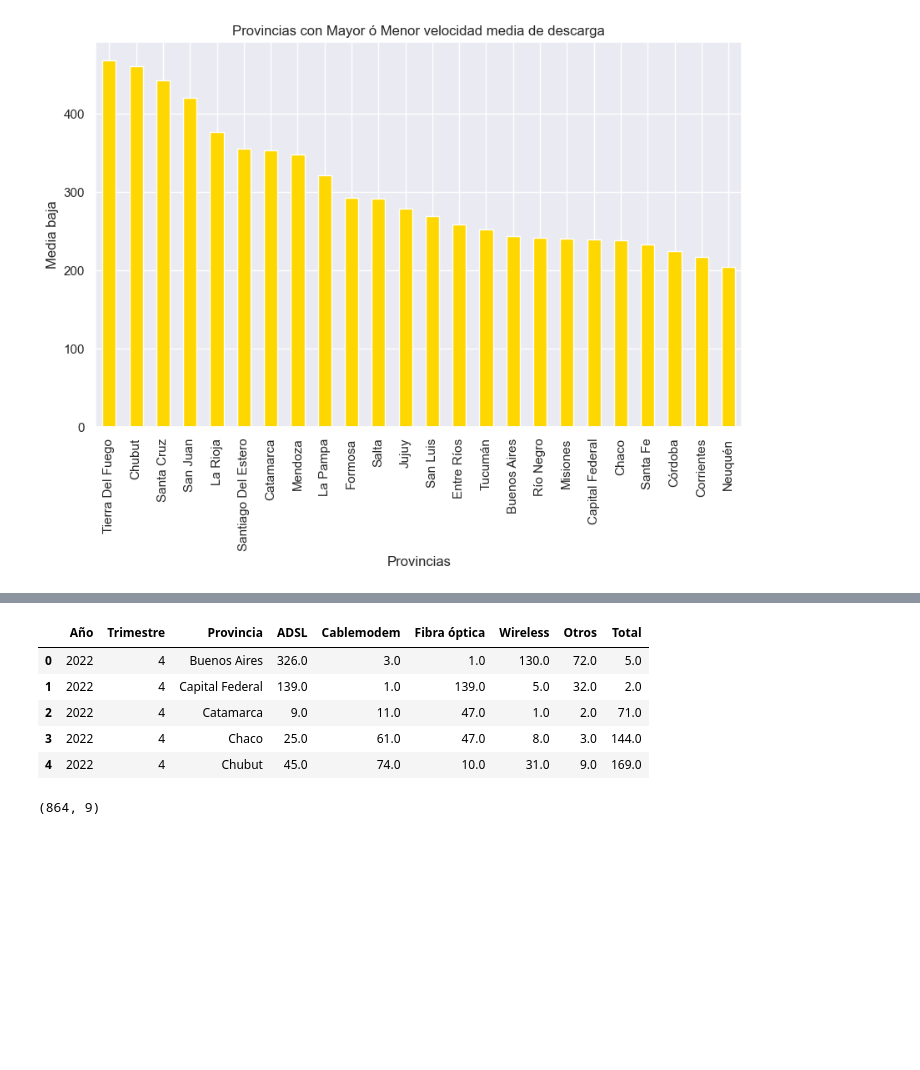
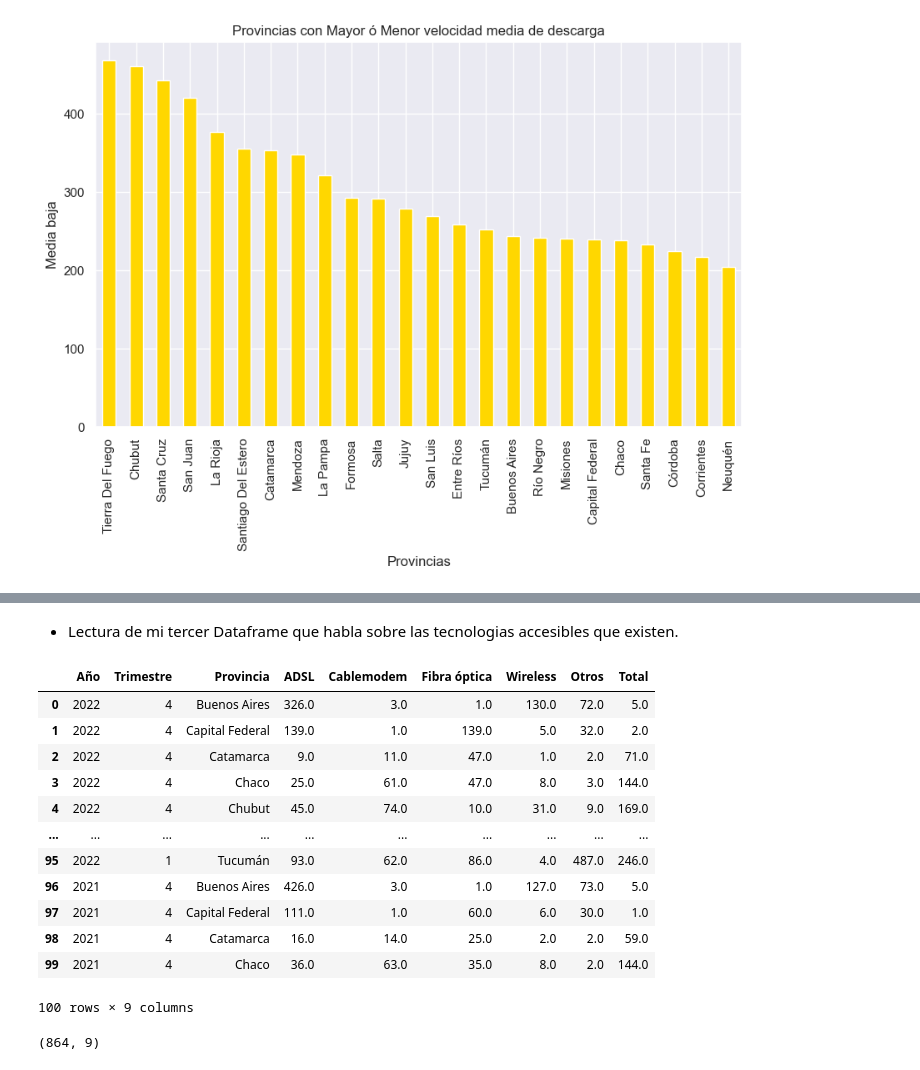
Before and after one commit to Chinaskidev/VecinoNet_Proyecto, a Jupyter notebook: tele_ENACOM_EDA.ipynb, the cells around one changed output, grey strips where cells are left out. Drawn from its saved outputs; the diff is of its cells as text; code cells hidden in the pictures; blank space fills up the shorter version.

```diff
--- a/tele_ENACOM_EDA.ipynb
+++ b/tele_ENACOM_EDA.ipynb
@@ -119,12 +263,21 @@ plt.show()
+# %% [markdown]
+- Lectura de mi tercer Dataframe que habla sobre las tecnologias accesibles que existen.
 # %%
-df2 = pd.read_csv('.\datos_EDA\internet_accestecnologia_EDA.csv') # Leyendo mi segundo Dataframe
+df3 = pd.read_csv('.\datos_EDA\internet_accestecnologia_EDA.csv') # Leyendo mi tercer Dataframe
 # %%
-df2.head() # visualizo las primeras filas
+df3.head(100) # visualizo las primeras filas
 # %% [output]
 |  | Año | Trimestre | Provincia | ADSL | Cablemodem | Fibra óptica | Wireless | Otros | Total |
 | 0 | 2022 | 4 | Buenos Aires | 326.0 | 3.0 | 1.0 | 130.0 | 72.0 | 5.0 |
 | 1 | 2022 | 4 | Capital Federal | 139.0 | 1.0 | 139.0 | 5.0 | 32.0 | 2.0 |
 | 2 | 2022 | 4 | Catamarca | 9.0 | 11.0 | 47.0 | 1.0 | 2.0 | 71.0 |
 | 3 | 2022 | 4 | Chaco | 25.0 | 61.0 | 47.0 | 8.0 | 3.0 | 144.0 |
 | 4 | 2022 | 4 | Chubut | 45.0 | 74.0 | 10.0 | 31.0 | 9.0 | 169.0 |
+| ... | ... | ... | ... | ... | ... | ... | ... | ... | ... |
+| 95 | 2022 | 1 | Tucumán | 93.0 | 62.0 | 86.0 | 4.0 | 487.0 | 246.0 |
+| 96 | 2021 | 4 | Buenos Aires | 426.0 | 3.0 | 1.0 | 127.0 | 73.0 | 5.0 |
+| 97 | 2021 | 4 | Capital Federal | 111.0 | 1.0 | 60.0 | 6.0 | 30.0 | 1.0 |
+| 98 | 2021 | 4 | Catamarca | 16.0 | 14.0 | 25.0 | 2.0 | 2.0 | 59.0 |
+| 99 | 2021 | 4 | Chaco | 36.0 | 63.0 | 35.0 | 8.0 | 2.0 | 144.0 |
+100 rows × 9 columns
 # %%
```
Also changed, not shown: parts of 40 cells of this notebook.
